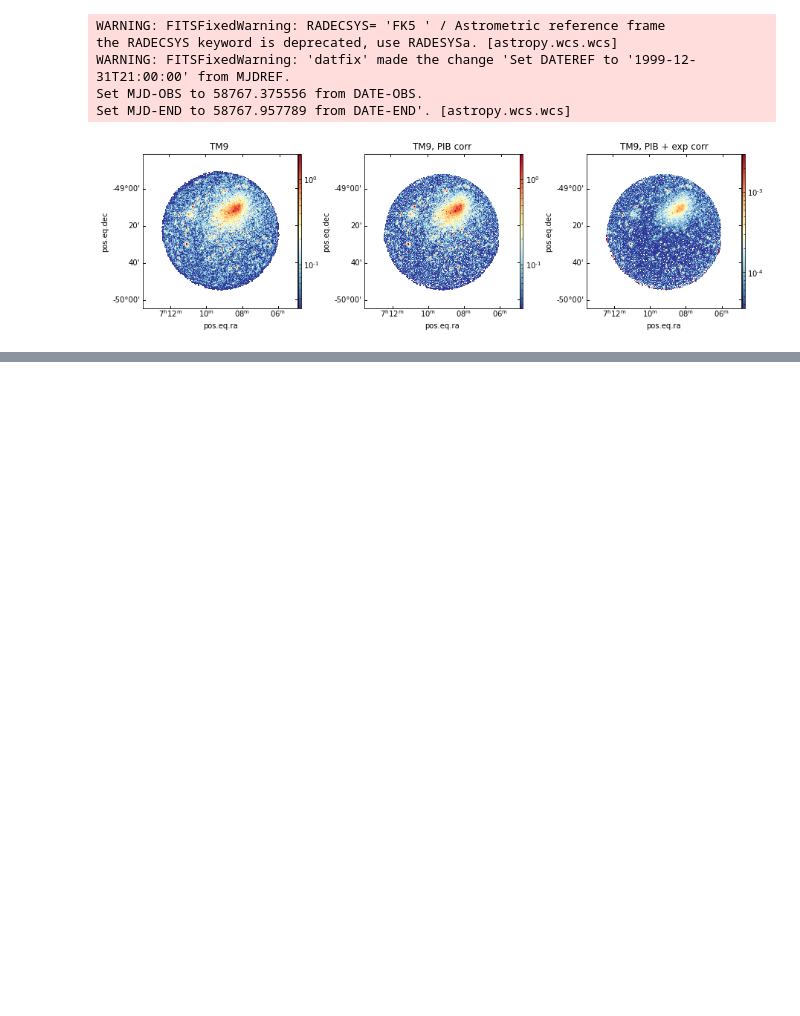
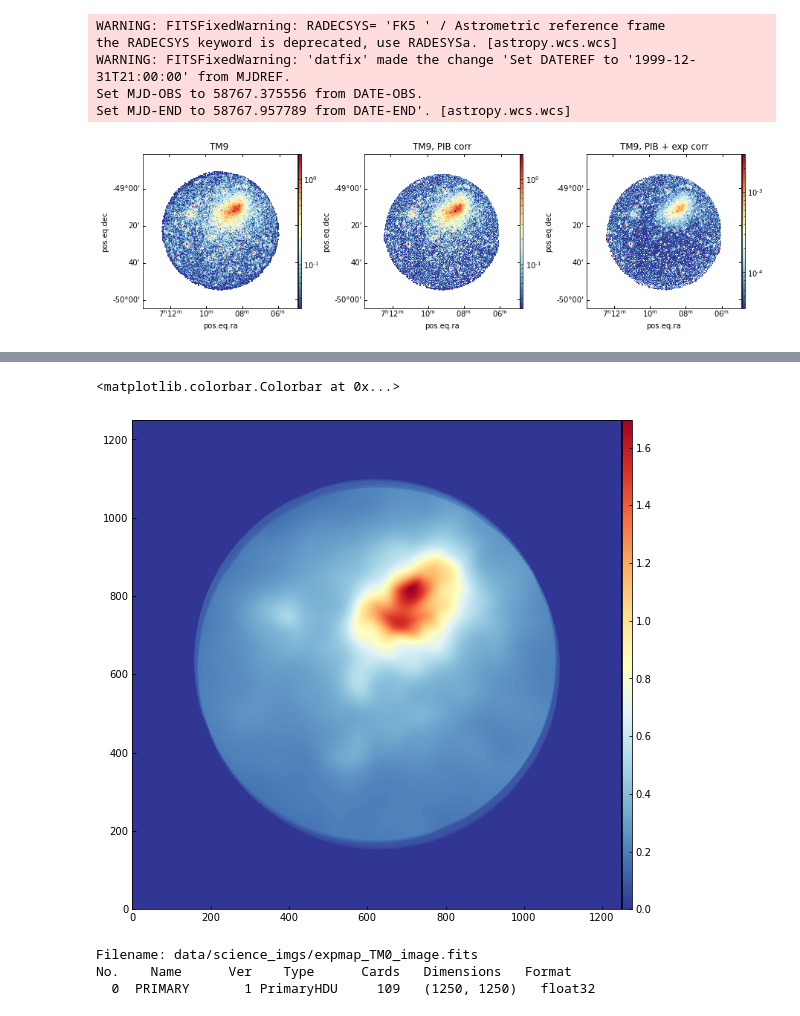
Before and after one commit to xolandaliso/erosita-data-processing, a Jupyter notebook: new_book.ipynb, the cells around one changed output, grey strips where cells are left out. Cells and saved outputs as stored; diff of their text form; code cells hidden in the pictures; blank space fills up the shorter version.

```diff
--- a/new_book.ipynb
+++ b/new_book.ipynb
@@ -420,0 +430,9 @@ Set MJD-END to 58767.957789 from DATE-END'. [astropy.wcs.wcs]
+# %%
+bk = fits.open('data/backG_image.fits')
+fig, ax = pl.subplots(ncols = 1, nrows = 1, figsize=(9, 9))
+
+pl.imshow(bk[0].data, origin='lower', cmap='RdYlBu_r')
+pl.colorbar(aspect = 50, pad = .002, fraction = .0196)
+# %% [output]
+<matplotlib.colorbar.Colorbar at 0x...>
+[figure, added]
@@ -421,3 +449,11 @@ Set MJD-END to 58767.957789 from DATE-END'. [astropy.wcs.wcs]
+# %%
+ee = fits.open('data/science_imgs/expmap_TM0_image.fits')
+
+ee.info()
+# %% [output]
+Filename: data/science_imgs/expmap_TM0_image.fits
+No.    Name      Ver    Type      Cards   Dimensions   Format
+  0  PRIMARY       1 PrimaryHDU     109   (1250, 1250)   float32
 # %%
 import sep
 
```
Also changed, not shown: parts of 18 cells of this notebook, 59 other files.
